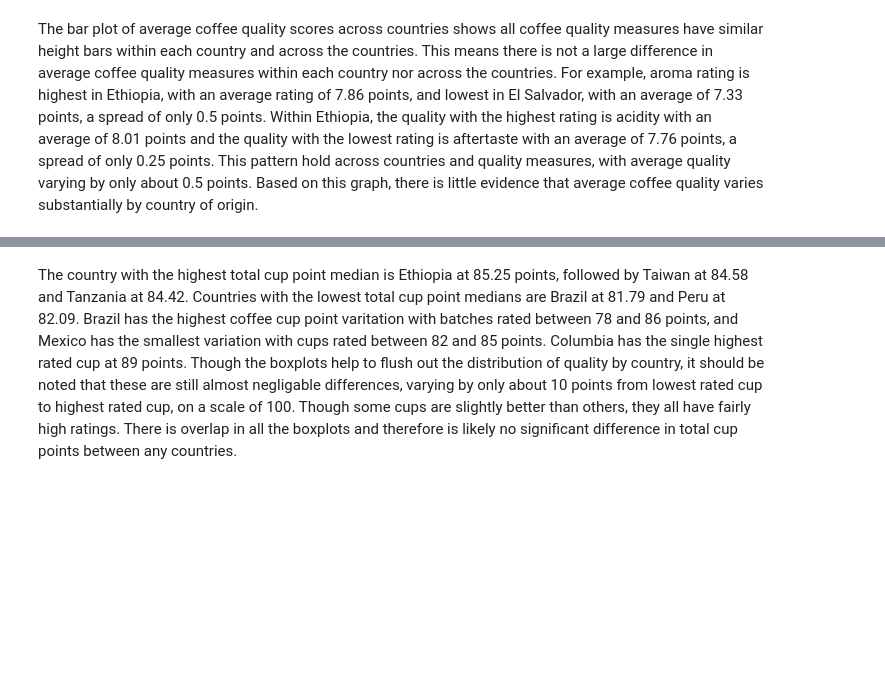
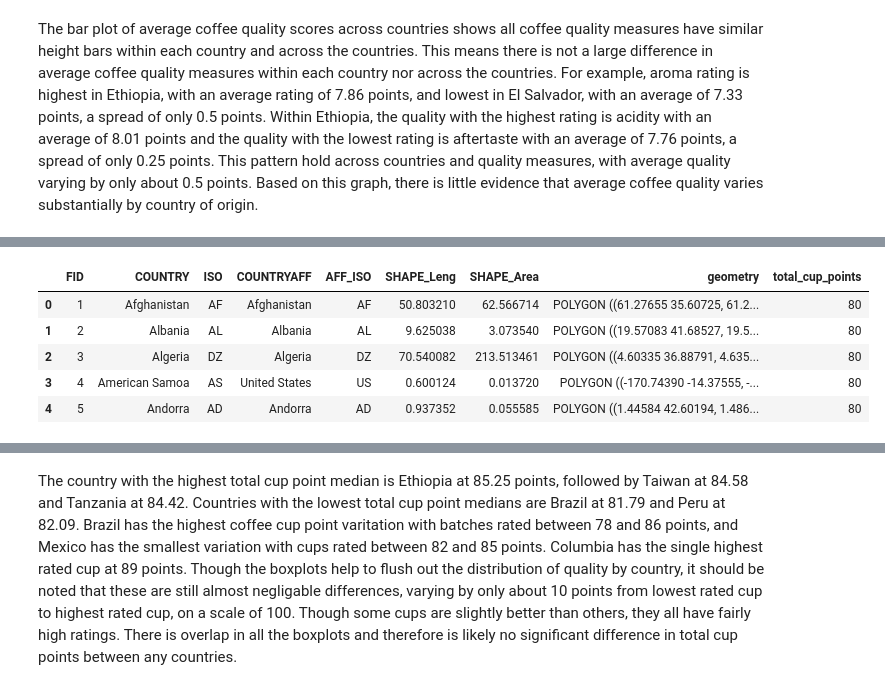
Before and after one commit to kellyshreeve/Coffee_Quality_Visualizations, a Jupyter notebook: notebooks/coffee_analysis.ipynb, the cells around one changed output, grey strips where cells are left out. Saved outputs shown, nothing was run; the diff lists cells and outputs as text; code cells hidden in the pictures; blank space fills up the shorter version.

```diff
--- a/notebooks/coffee_analysis.ipynb
+++ b/notebooks/coffee_analysis.ipynb
@@ -204,0 +238,14 @@ quality_country_box.show()
+# %%
+map_and_coffee = world_map.merge(average_country_quality, on='COUNTRY', how='left')
+map_and_coffee['total_cup_points'] = map_and_coffee['total_cup_points'].fillna(80)
+
+map_and_coffee['total_cup_points'] = map_and_coffee['total_cup_points']
+
+display(map_and_coffee.head())
+# %% [output]
+|  | FID | COUNTRY | ISO | COUNTRYAFF | AFF_ISO | SHAPE_Leng | SHAPE_Area | geometry | total_cup_points |
+| 0 | 1 | Afghanistan | AF | Afghanistan | AF | 50.803210 | 62.566714 | POLYGON ((61.27655 35.60725, 61.2... | 80 |
+| 1 | 2 | Albania | AL | Albania | AL | 9.625038 | 3.073540 | POLYGON ((19.57083 41.68527, 19.5... | 80 |
+| 2 | 3 | Algeria | DZ | Algeria | DZ | 70.540082 | 213.513461 | POLYGON ((4.60335 36.88791, 4.635... | 80 |
+| 3 | 4 | American Samoa | AS | United States | US | 0.600124 | 0.013720 | POLYGON ((-170.74390 -14.37555, -... | 80 |
+| 4 | 5 | Andorra | AD | Andorra | AD | 0.937352 | 0.055585 | POLYGON ((1.44584 42.60194, 1.486... | 80 |
```
Also changed, not shown: parts of 5 cells of this notebook.
